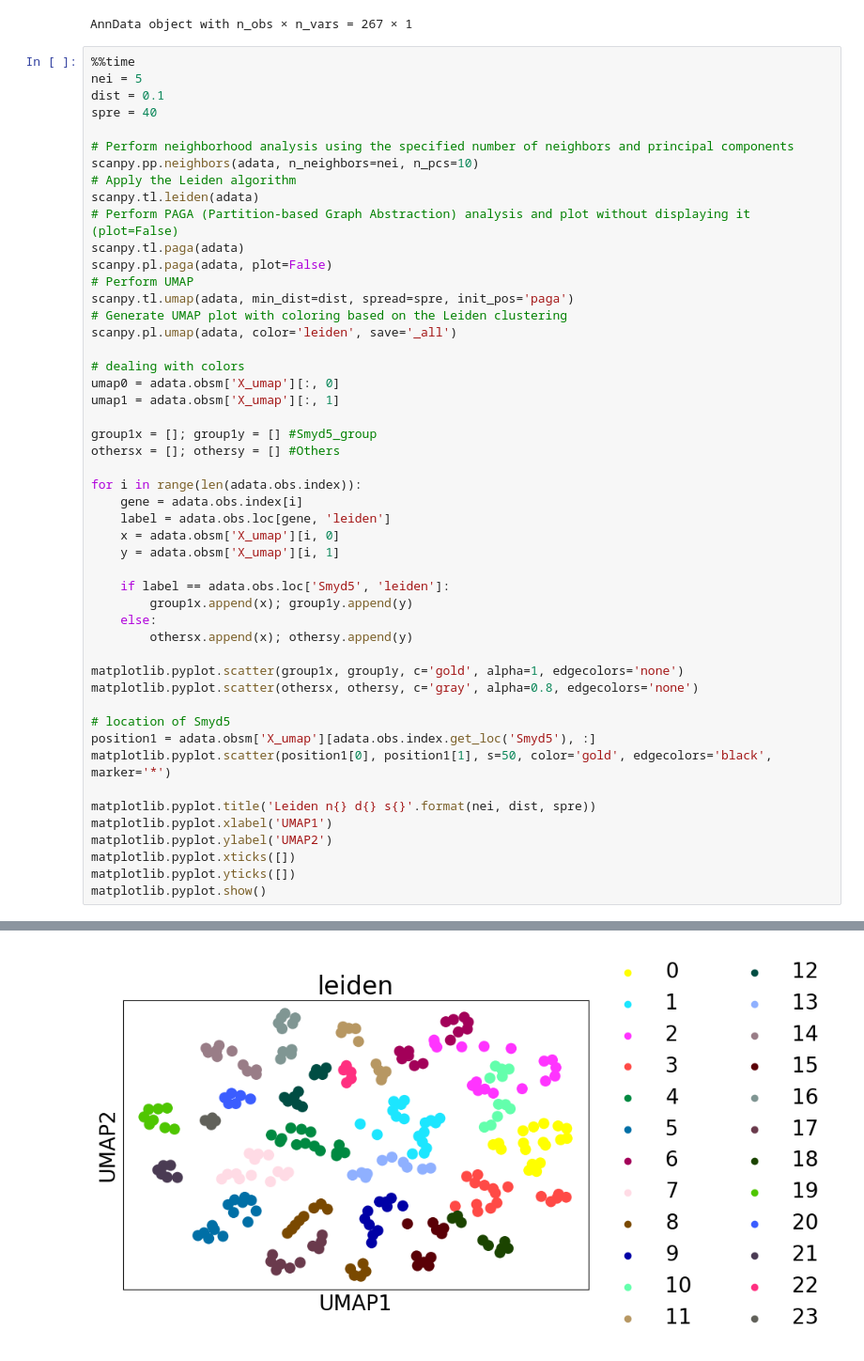
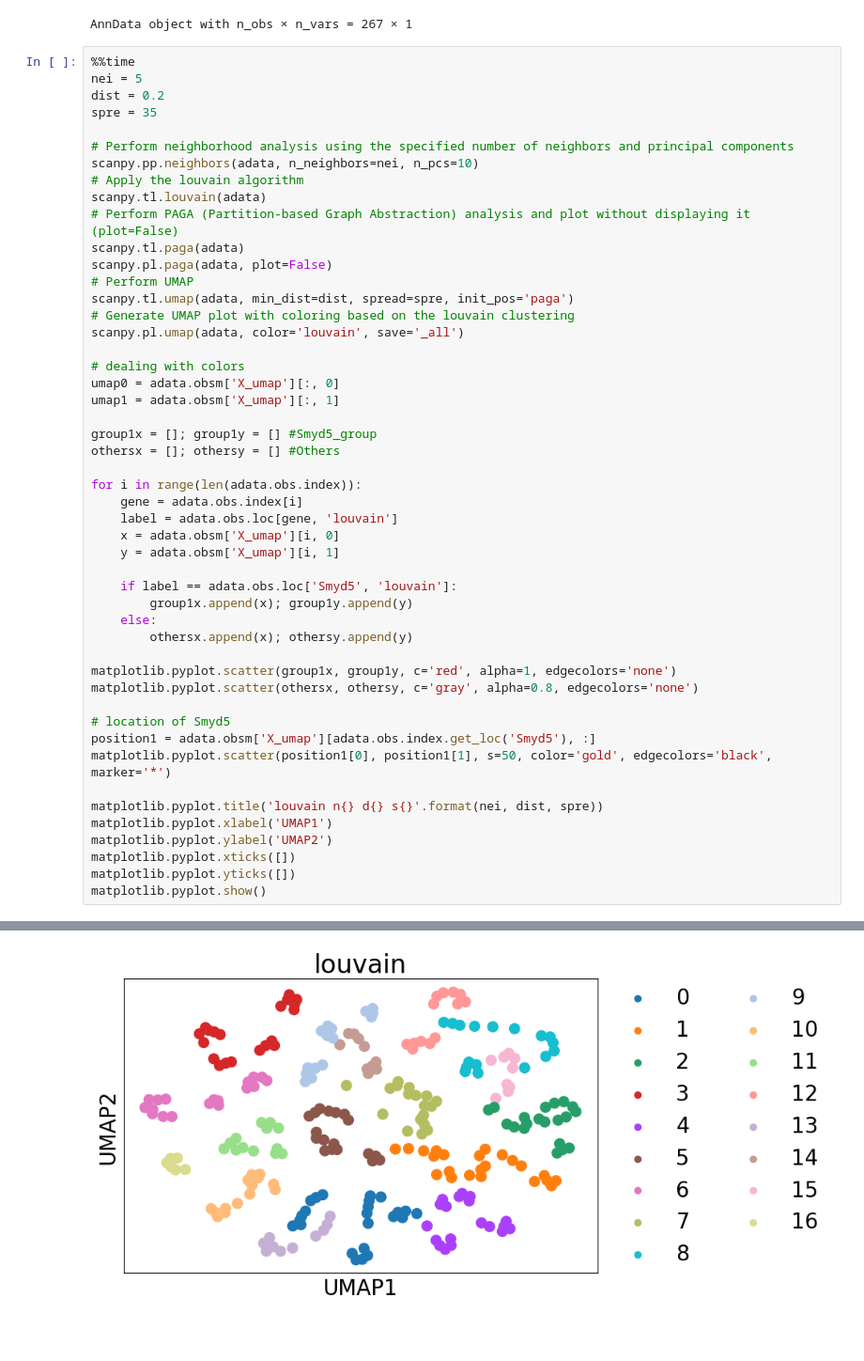
Before and after one commit to Keviosta/Temp_3.2.-.C, a Jupyter notebook: RNAseq mNPC_v2.ipynb, the cells around one changed output, grey strips where cells are left out. Shown: that part at 94% size. Drawn from its saved outputs; the diff is of its cells as text; blank space fills up the shorter version.

```diff
--- a/RNAseq mNPC_v2.ipynb
+++ b/RNAseq mNPC_v2.ipynb
@@ -174,52 +174,52 @@ AnnData object with n_obs × n_vars = 267 × 1
 # %%
 %%time
 nei = 5
-dist = 0.1
-spre = 40
+dist = 0.2
+spre = 35
 
 # Perform neighborhood analysis using the specified number of neighbors and principal components
 scanpy.pp.neighbors(adata, n_neighbors=nei, n_pcs=10)
-# Apply the Leiden algorithm
-scanpy.tl.leiden(adata)
+# Apply the louvain algorithm
+scanpy.tl.louvain(adata)
 # Perform PAGA (Partition-based Graph Abstraction) analysis and plot without displaying it (plot=False)
 scanpy.tl.paga(adata)
 scanpy.pl.paga(adata, plot=False)
 # Perform UMAP
 scanpy.tl.umap(adata, min_dist=dist, spread=spre, init_pos='paga')
-# Generate UMAP plot with coloring based on the Leiden clustering
-scanpy.pl.umap(adata, color='leiden', save='_all')
+# Generate UMAP plot with coloring based on the louvain clustering
+scanpy.pl.umap(adata, color='louvain', save='_all')
 
 # dealing with colors
 umap0 = adata.obsm['X_umap'][:, 0]
 umap1 = adata.obsm['X_umap'][:, 1]
 
 group1x = []; group1y = [] #Smyd5_group
 othersx = []; othersy = [] #Others
 
 for i in range(len(adata.obs.index)):
     gene = adata.obs.index[i]
-    label = adata.obs.loc[gene, 'leiden']
+    label = adata.obs.loc[gene, 'louvain']
     x = adata.obsm['X_umap'][i, 0]
     y = adata.obsm['X_umap'][i, 1]
 
-    if label == adata.obs.loc['Smyd5', 'leiden']:
+    if label == adata.obs.loc['Smyd5', 'louvain']:
         group1x.append(x); group1y.append(y)
     else:
         othersx.append(x); othersy.append(y)
 
-matplotlib.pyplot.scatter(group1x, group1y, c='gold', alpha=1, edgecolors='none')
+matplotlib.pyplot.scatter(group1x, group1y, c='red', alpha=1, edgecolors='none')
 matplotlib.pyplot.scatter(othersx, othersy, c='gray', alpha=0.8, edgecolors='none')
 
 # location of Smyd5
 position1 = adata.obsm['X_umap'][adata.obs.index.get_loc('Smyd5'), :]
 matplotlib.pyplot.scatter(position1[0], position1[1], s=50, color='gold', edgecolors='black', marker='*')
 
-matplotlib.pyplot.title('Leiden n{} d{} s{}'.format(nei, dist, spre))
+matplotlib.pyplot.title('louvain n{} d{} s{}'.format(nei, dist, spre))
 matplotlib.pyplot.xlabel('UMAP1')
 matplotlib.pyplot.ylabel('UMAP2')
 matplotlib.pyplot.xticks([])
 matplotlib.pyplot.yticks([])
 matplotlib.pyplot.show()
 # %% [output]
 WARNING: saving figure to file figures\umap_all.pdf
-[figure, old version]
+[figure, new version]
```
Also changed, not shown: parts of 3 cells of this notebook, 3 other files.
